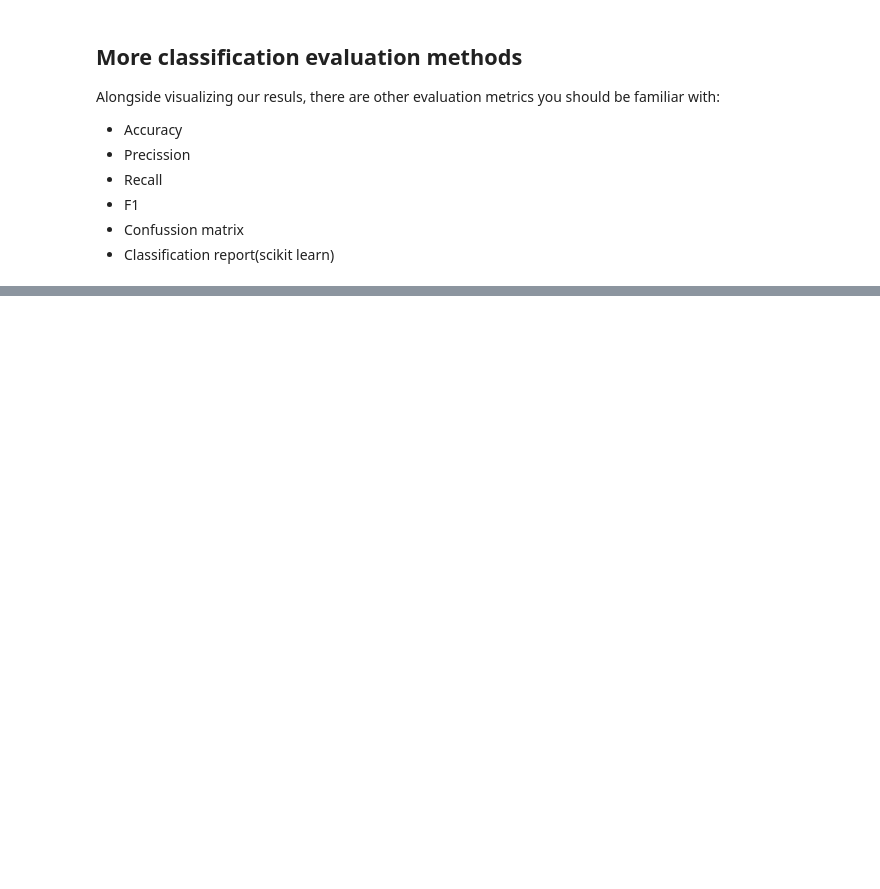
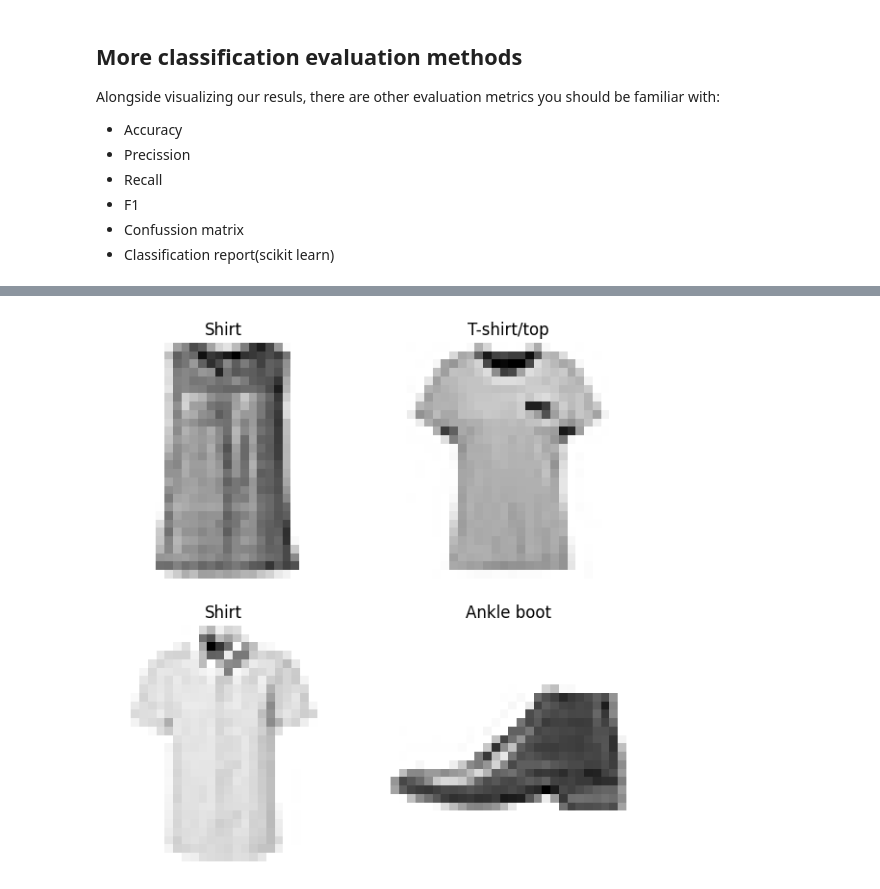
Before and after one commit to Sloppy1999/tf_course, a Jupyter notebook: notebooks/02_classification.ipynb, the cells around one changed output, grey strips where cells are left out. Cells and saved outputs as stored; diff of their text form; code cells hidden in the pictures; blank space fills up the shorter version.

```diff
--- a/notebooks/02_classification.ipynb
+++ b/notebooks/02_classification.ipynb
@@ -484,0 +561,16 @@ confussion_matrix= confusion_matrix
+# %%
+# Create a small list to index training labels into human-readable
+
+class_names = ["T-shirt/top", "Trouser", "Pullover", "Dress", "Coat", "Sandal", "Shirt", "Sneaker", "Bag", "Ankle boot"]
+# %%
+# Plot random example image and its label
+import random
+plt.figure(figsize=(7,7))
+for i in range(4):
+    ax= plt.subplot(2,2, i+1)
+    index = random.choice(range(len(train_data)))
+    plt.imshow(train_data[index], cmap=plt.cm.binary)
+    plt.title(class_names[train_labels[index]])
+    plt.axis(False)
+# %% [output]
+[figure, added]
```
Also changed, not shown: parts of 46 cells of this notebook.
